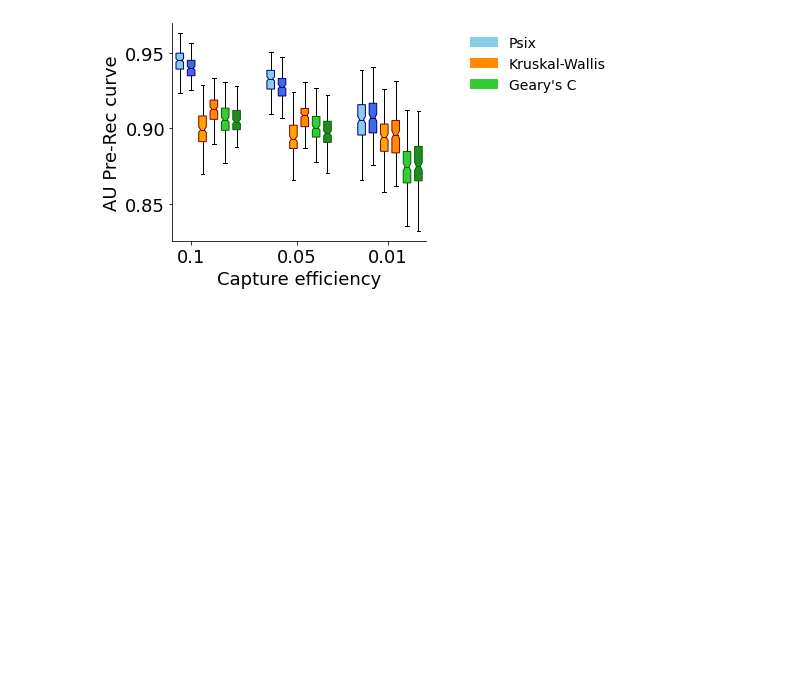
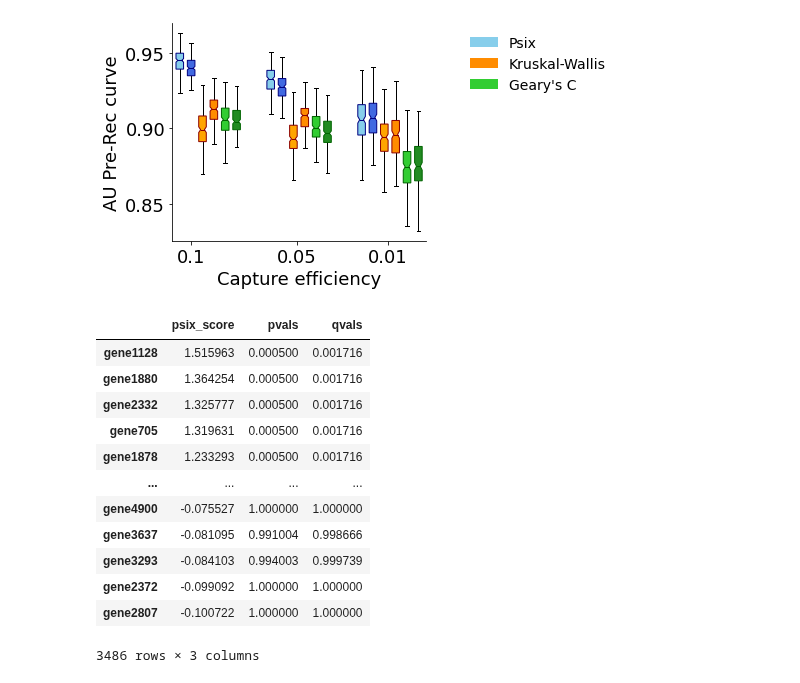
Before and after one commit to lareaulab/analysis_psix, a Jupyter notebook: simulations/single_lineage/simulation_analysis.ipynb, the cells around one changed output. Saved outputs shown, nothing was run; the diff lists cells and outputs as text; code cells hidden in the pictures; blank space fills up the shorter version.

```diff
--- a/simulations/single_lineage/simulation_analysis.ipynb
+++ b/simulations/single_lineage/simulation_analysis.ipynb
@@ -795,3 +806,19 @@ ax_2.legend(frameon=False, fontsize=14)
 # %% [output]
 <matplotlib.legend.Legend at 0x...>
 [figure]
+# %%
+psix_results_1
+# %% [output]
+|  | psix_score | pvals | qvals |
+| gene1128 | 1.515963 | 0.000500 | 0.001716 |
+| gene1880 | 1.364254 | 0.000500 | 0.001716 |
+| gene2332 | 1.325777 | 0.000500 | 0.001716 |
+| gene705 | 1.319631 | 0.000500 | 0.001716 |
+| gene1878 | 1.233293 | 0.000500 | 0.001716 |
+| ... | ... | ... | ... |
+| gene4900 | -0.075527 | 1.000000 | 1.000000 |
+| gene3637 | -0.081095 | 0.991004 | 0.998666 |
+| gene3293 | -0.084103 | 0.994003 | 0.999739 |
+| gene2372 | -0.099092 | 1.000000 | 1.000000 |
+| gene2807 | -0.100722 | 1.000000 | 1.000000 |
+3486 rows × 3 columns
```
Also changed, not shown: parts of 30 cells of this notebook, 15 other files.
